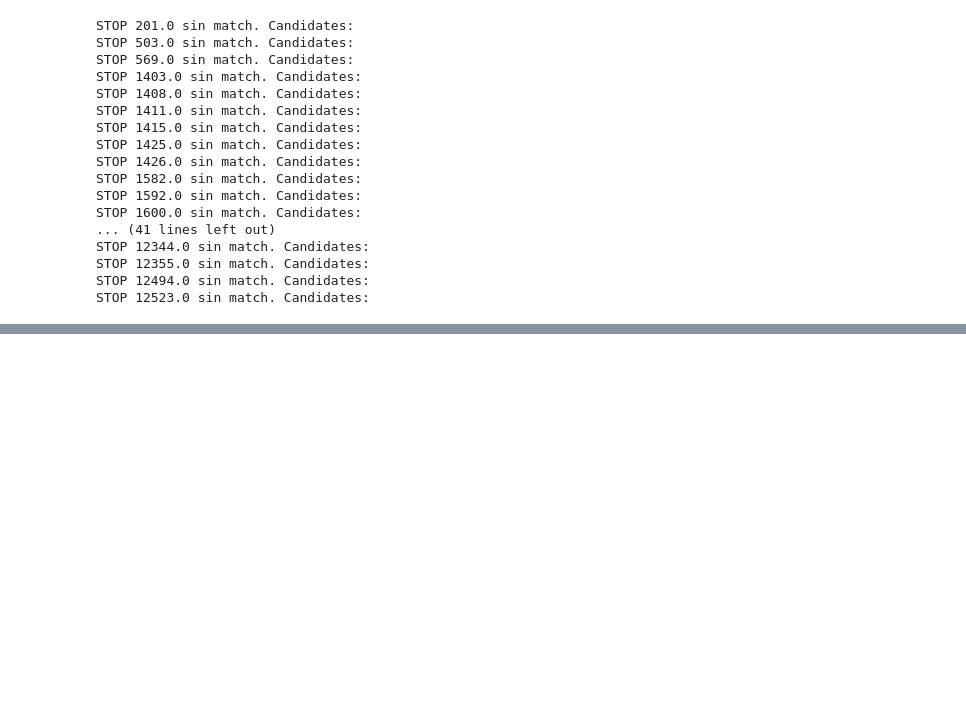
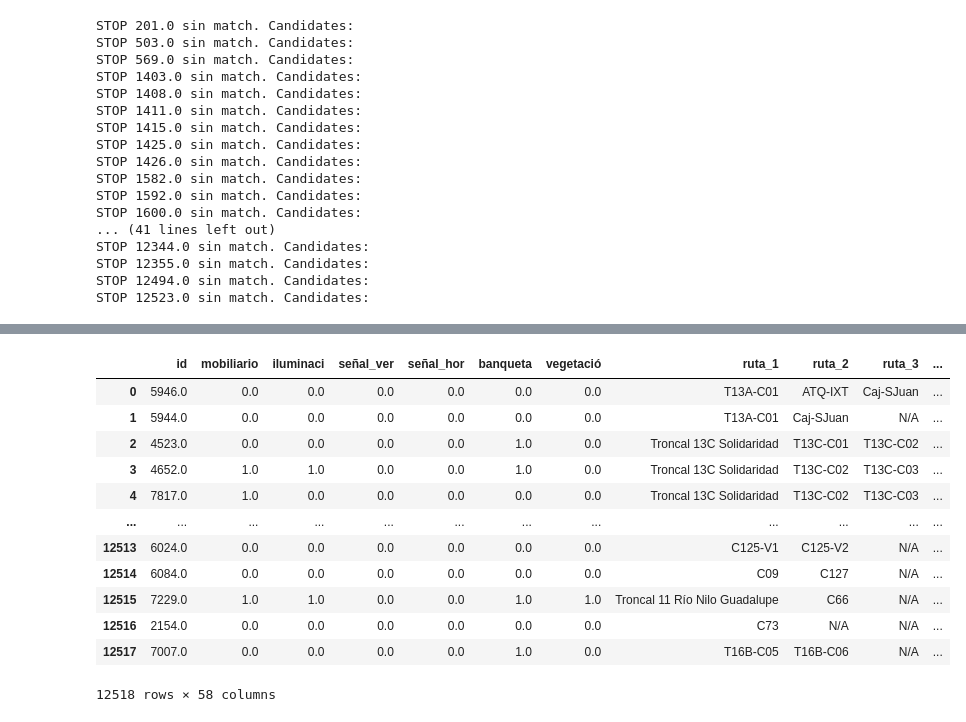
Before and after one commit to CentroFuturoCiudades/red-vial-guadalajara, a Jupyter notebook: Comparing with OSM/Snap Stops/snapped_stops_analysis.ipynb, the cells around one changed output, grey strips where cells are left out. Saved outputs shown, nothing was run; the diff lists cells and outputs as text; code cells hidden in the pictures; blank space fills up the shorter version.

```diff
--- a/Comparing with OSM/Snap Stops/snapped_stops_analysis.ipynb
+++ b/Comparing with OSM/Snap Stops/snapped_stops_analysis.ipynb
@@ -202,3 +210,6 @@ STOP 12494.0 sin match. Candidates:
 STOP 12523.0 sin match. Candidates:
 # %%
 snapped_bus_stops.to_file(r'/Users/jeannettearjona/Library/CloudStorage/OneDrive-InstitutoTecnologicoydeEstudiosSuperioresdeMonterrey/Modelación Urbana - Red Vial Guadalajara/Insumos OSMNX/Transporte Publico/SP buffer_hierarchy/bus_stops_newAlg.shp')
+# %%
+SP_snapped_preVisum = gpd.read_file(r'/Users/jeannettearjona/Library/CloudStorage/OneDrive-InstitutoTecnologicoydeEstudiosSuperioresdeMonterrey/Modelación Urbana - Red Vial Guadalajara/Insumos OSMNX/Transporte Publico/SP buffer_hierarchy/bus_stops_newAlg.shp')
+SP_snapped_postVisum = gpd.read_file(r'/Users/jeannettearjona/Library/CloudStorage/OneDrive-InstitutoTecnologicoydeEstudiosSuperioresdeMonterrey/Modelación Urbana - Red Vial Guadalajara/Visum Objects/Bus Stops Snapped to Visum Link/bus_stops_snapped.shp')
@@ -204,0 +232,18 @@ snapped_bus_stops.to_file(r'/Users/jeannettearjona/Library/CloudStorage/OneDrive
+# %%
+SP_snapped_postVisum.rename(columns={'Nearest_L1': 'NearestL_1'}, inplace=True)
+# %%
+SP_snapped_postVisum
+# %% [output]
+|  | id | mobiliario | iluminaci | señal_ver | señal_hor | banqueta | vegetació | ruta_1 | ruta_2 | ruta_3 | ... |
+| 0 | 5946.0 | 0.0 | 0.0 | 0.0 | 0.0 | 0.0 | 0.0 | T13A-C01 | ATQ-IXT | Caj-SJuan | ... |
+| 1 | 5944.0 | 0.0 | 0.0 | 0.0 | 0.0 | 0.0 | 0.0 | T13A-C01 | Caj-SJuan | N/A | ... |
+| 2 | 4523.0 | 0.0 | 0.0 | 0.0 | 0.0 | 1.0 | 0.0 | Troncal 13C Solidaridad | T13C-C01 | T13C-C02 | ... |
+| 3 | 4652.0 | 1.0 | 1.0 | 0.0 | 0.0 | 1.0 | 0.0 | Troncal 13C Solidaridad | T13C-C02 | T13C-C03 | ... |
+| 4 | 7817.0 | 1.0 | 0.0 | 0.0 | 0.0 | 0.0 | 0.0 | Troncal 13C Solidaridad | T13C-C02 | T13C-C03 | ... |
+| ... | ... | ... | ... | ... | ... | ... | ... | ... | ... | ... | ... |
+| 12513 | 6024.0 | 0.0 | 0.0 | 0.0 | 0.0 | 0.0 | 0.0 | C125-V1 | C125-V2 | N/A | ... |
+| 12514 | 6084.0 | 0.0 | 0.0 | 0.0 | 0.0 | 0.0 | 0.0 | C09 | C127 | N/A | ... |
+| 12515 | 7229.0 | 1.0 | 1.0 | 0.0 | 0.0 | 1.0 | 1.0 | Troncal 11 Río Nilo Guadalupe | C66 | N/A | ... |
+| 12516 | 2154.0 | 0.0 | 0.0 | 0.0 | 0.0 | 0.0 | 0.0 | C73 | N/A | N/A | ... |
+| 12517 | 7007.0 | 0.0 | 0.0 | 0.0 | 0.0 | 1.0 | 0.0 | T16B-C05 | T16B-C06 | N/A | ... |
+12518 rows × 58 columns
```
Also changed, not shown: parts of 13 cells of this notebook, 5 other files.
